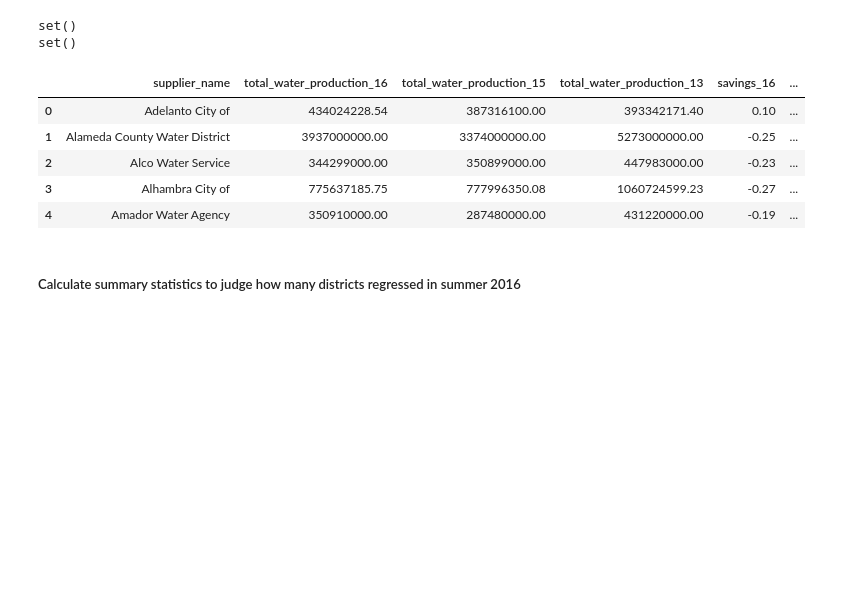
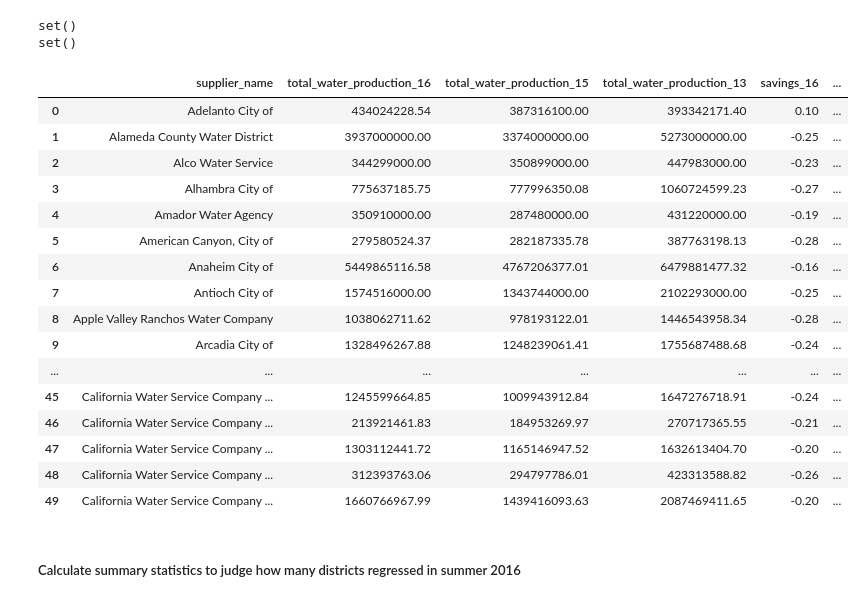
Before and after one commit to swkasica/california-ccscore-analysis, a Jupyter notebook: analysis.ipynb, the cells around one changed output. Drawn from its saved outputs; the diff is of its cells as text; code cells hidden in the pictures; blank space fills up the shorter version.

```diff
--- a/analysis.ipynb
+++ b/analysis.ipynb
@@ -371,14 +452,25 @@ set()
 # %%
 summer_table = summer_table.merge(summer_16_means, on="supplier_name")
 # %%
-summer_table.head(5)
+summer_table.head(50)
 # %% [output]
 |  | supplier_name | total_water_production_16 | total_water_production_15 | total_water_production_13 | savings_16 | ... |
 | 0 | Adelanto City of | 434024228.54 | 387316100.00 | 393342171.40 | 0.10 | ... |
 | 1 | Alameda County Water District | 3937000000.00 | 3374000000.00 | 5273000000.00 | -0.25 | ... |
 | 2 | Alco Water Service | 344299000.00 | 350899000.00 | 447983000.00 | -0.23 | ... |
 | 3 | Alhambra City of | 775637185.75 | 777996350.08 | 1060724599.23 | -0.27 | ... |
 | 4 | Amador Water Agency | 350910000.00 | 287480000.00 | 431220000.00 | -0.19 | ... |
+| 5 | American Canyon, City of | 279580524.37 | 282187335.78 | 387763198.13 | -0.28 | ... |
+| 6 | Anaheim City of | 5449865116.58 | 4767206377.01 | 6479881477.32 | -0.16 | ... |
+| 7 | Antioch City of | 1574516000.00 | 1343744000.00 | 2102293000.00 | -0.25 | ... |
+| 8 | Apple Valley Ranchos Water Company | 1038062711.62 | 978193122.01 | 1446543958.34 | -0.28 | ... |
+| 9 | Arcadia City of | 1328496267.88 | 1248239061.41 | 1755687488.68 | -0.24 | ... |
+| ... | ... | ... | ... | ... | ... | ... |
+| 45 | California Water Service Company ... | 1245599664.85 | 1009943912.84 | 1647276718.91 | -0.24 | ... |
+| 46 | California Water Service Company ... | 213921461.83 | 184953269.97 | 270717365.55 | -0.21 | ... |
+| 47 | California Water Service Company ... | 1303112441.72 | 1165146947.52 | 1632613404.70 | -0.20 | ... |
+| 48 | California Water Service Company ... | 312393763.06 | 294797786.01 | 423313588.82 | -0.26 | ... |
+| 49 | California Water Service Company ... | 1660766967.99 | 1439416093.63 | 2087469411.65 | -0.20 | ... |
 # %% [markdown]
 ##### Calculate summary statistics to judge how many districts regressed in summer 2016
 # %%
```
Also changed, not shown: parts of 11 cells of this notebook, 1 other file.
